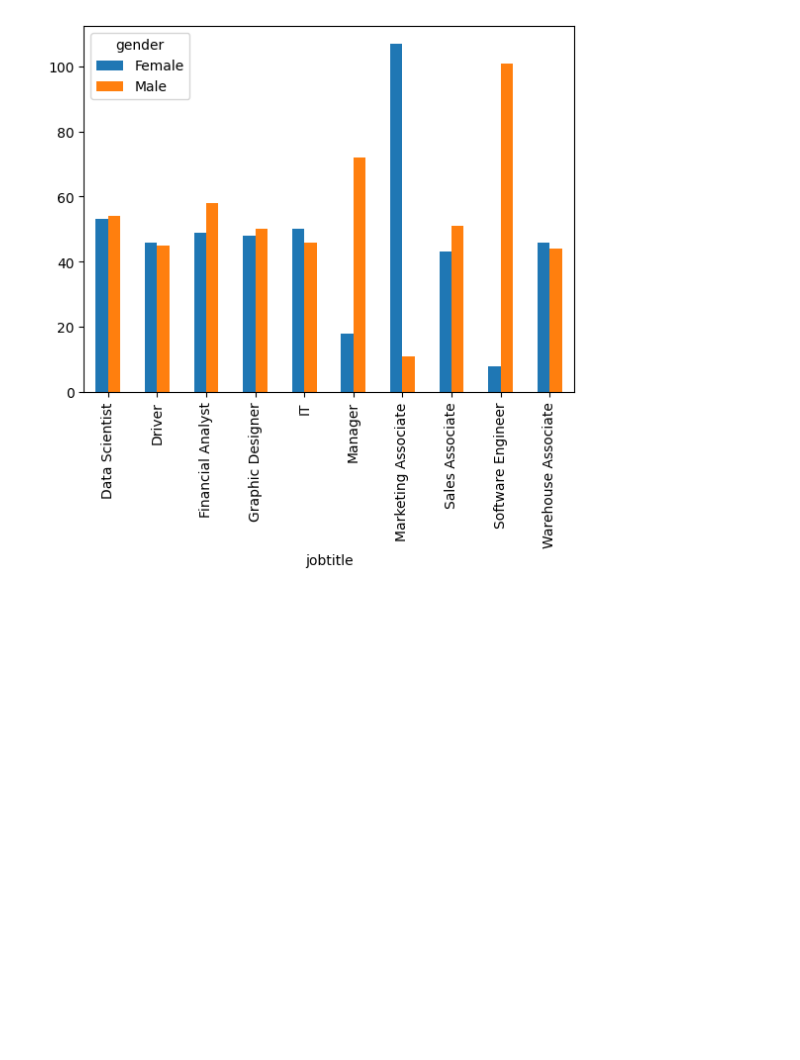
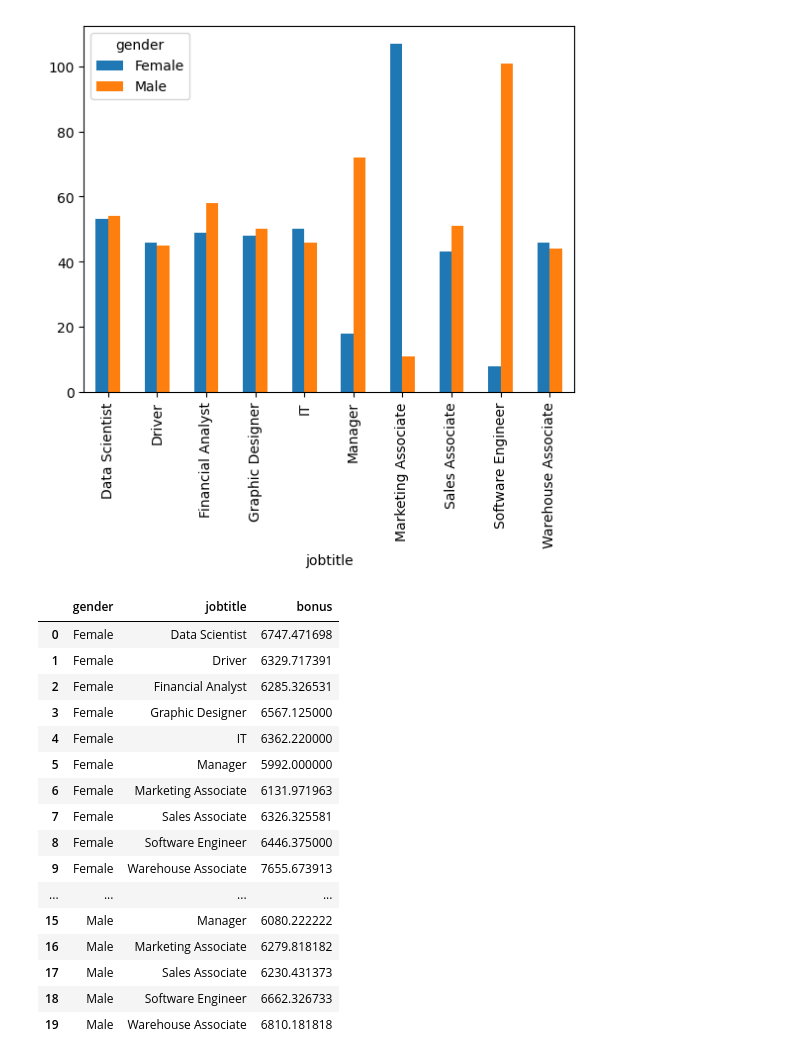
Before and after one commit to vilmarprado/mack_ling_prog_cie_dados, a Jupyter notebook: LP_T4.ipynb, the cells around one changed output. Cells and saved outputs as stored; diff of their text form; code cells hidden in the pictures; blank space fills up the shorter version.

```diff
--- a/LP_T4.ipynb
+++ b/LP_T4.ipynb
@@ -238,3 +253,25 @@ df1_s.plot(kind = 'bar')
 # %% [output]
 <Axes: xlabel='jobtitle'>
 [figure]
+# %%
+
+df3 = data.groupby(['gender','jobtitle'], as_index=False).bonus.mean()
+df3
+# %% [output]
+|  | gender | jobtitle | bonus |
+| 0 | Female | Data Scientist | 6747.471698 |
+| 1 | Female | Driver | 6329.717391 |
+| 2 | Female | Financial Analyst | 6285.326531 |
+| 3 | Female | Graphic Designer | 6567.125000 |
+| 4 | Female | IT | 6362.220000 |
+| 5 | Female | Manager | 5992.000000 |
+| 6 | Female | Marketing Associate | 6131.971963 |
+| 7 | Female | Sales Associate | 6326.325581 |
+| 8 | Female | Software Engineer | 6446.375000 |
+| 9 | Female | Warehouse Associate | 7655.673913 |
+| ... | ... | ... | ... |
+| 15 | Male | Manager | 6080.222222 |
+| 16 | Male | Marketing Associate | 6279.818182 |
+| 17 | Male | Sales Associate | 6230.431373 |
+| 18 | Male | Software Engineer | 6662.326733 |
+| 19 | Male | Warehouse Associate | 6810.181818 |
```
Also changed, not shown: parts of 8 cells of this notebook.
